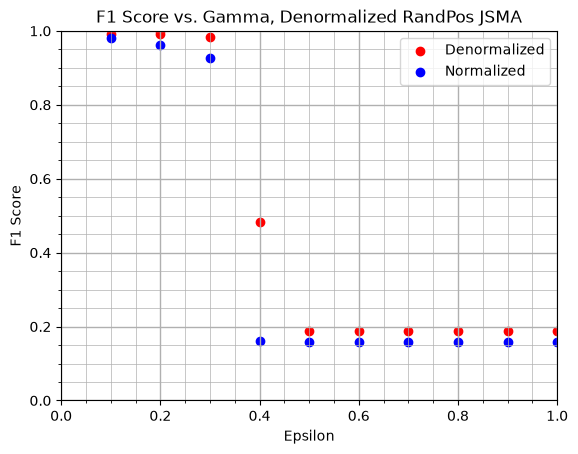
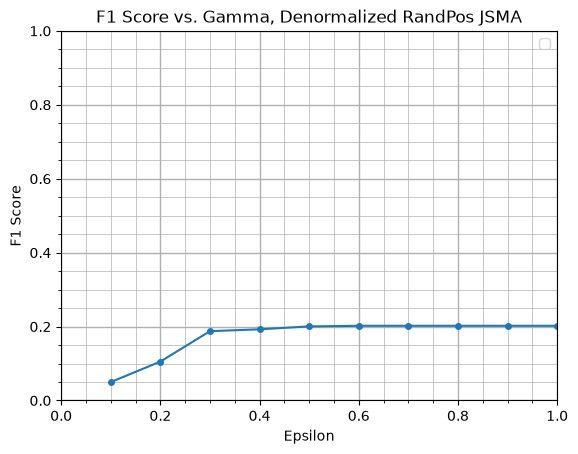
The notebook cell's code change between the first figure and the second:
--- before
+++ after
@@ -1,10 +1,10 @@
 # 2. Create the line plot
-plt.scatter(denorm_x, denorm_y, color='blue', marker="o", label="Denormalized")
-plt.scatter(norm_x, norm_y, color='red', marker="o", label="Normalized")
+plt.plot(x, y, marker="o", markersize=4)
+# plt.scatter(norm_x, norm_y, color='red', marker="o", label="Normalized")
 
 # 3. Add titles and labels
-plt.title("F1 Score vs. Gamma, Denormalized RandPos JSMA")
+plt.title("ASR vs. Gamma, Normalized Collapsed RandPos JSMA")
 plt.xlabel("Epsilon")
-plt.ylabel("F1 Score")
+plt.ylabel("Attack Success Rate")
 plt.ylim(0, 1)
 plt.xlim(0, 1)

Commit: pc changes